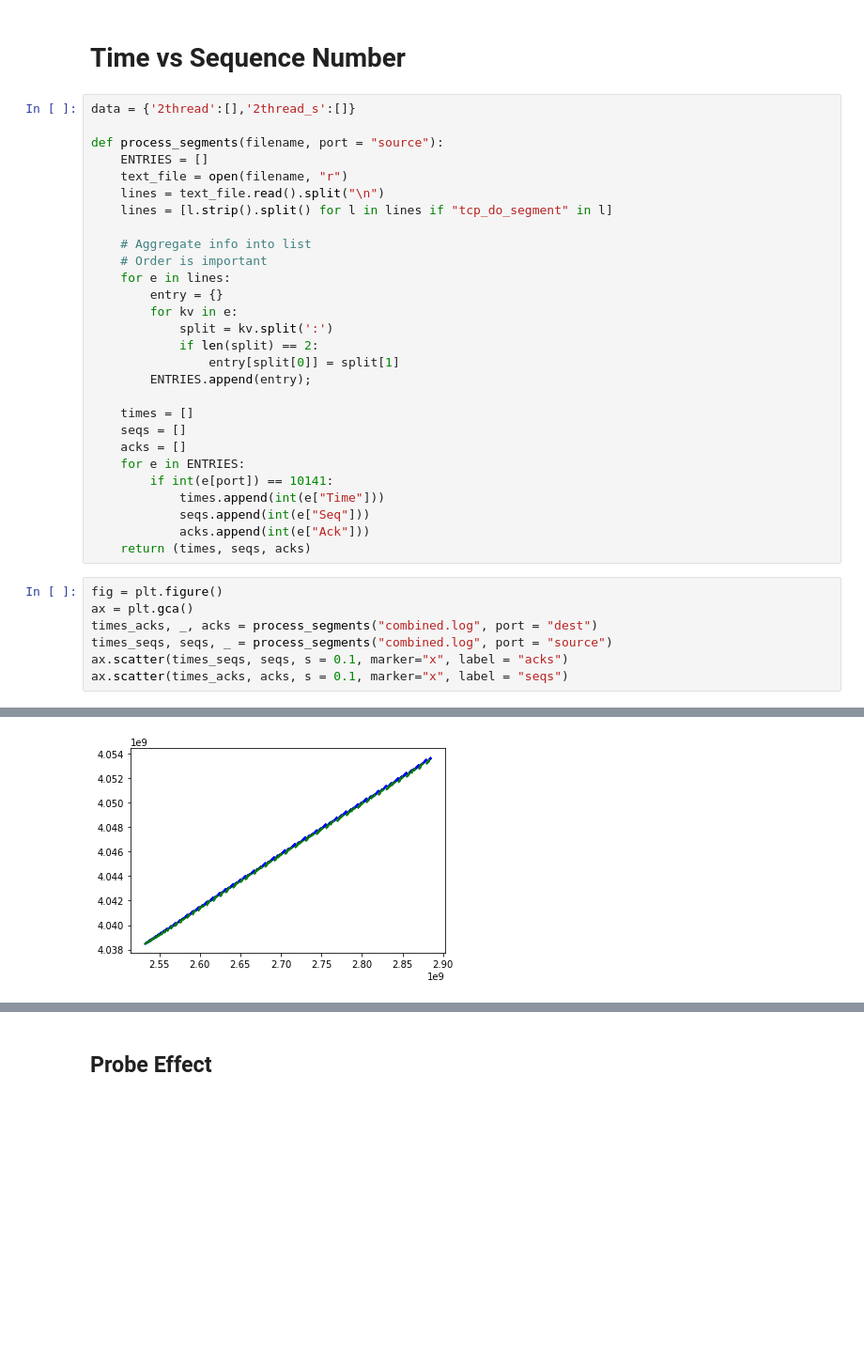
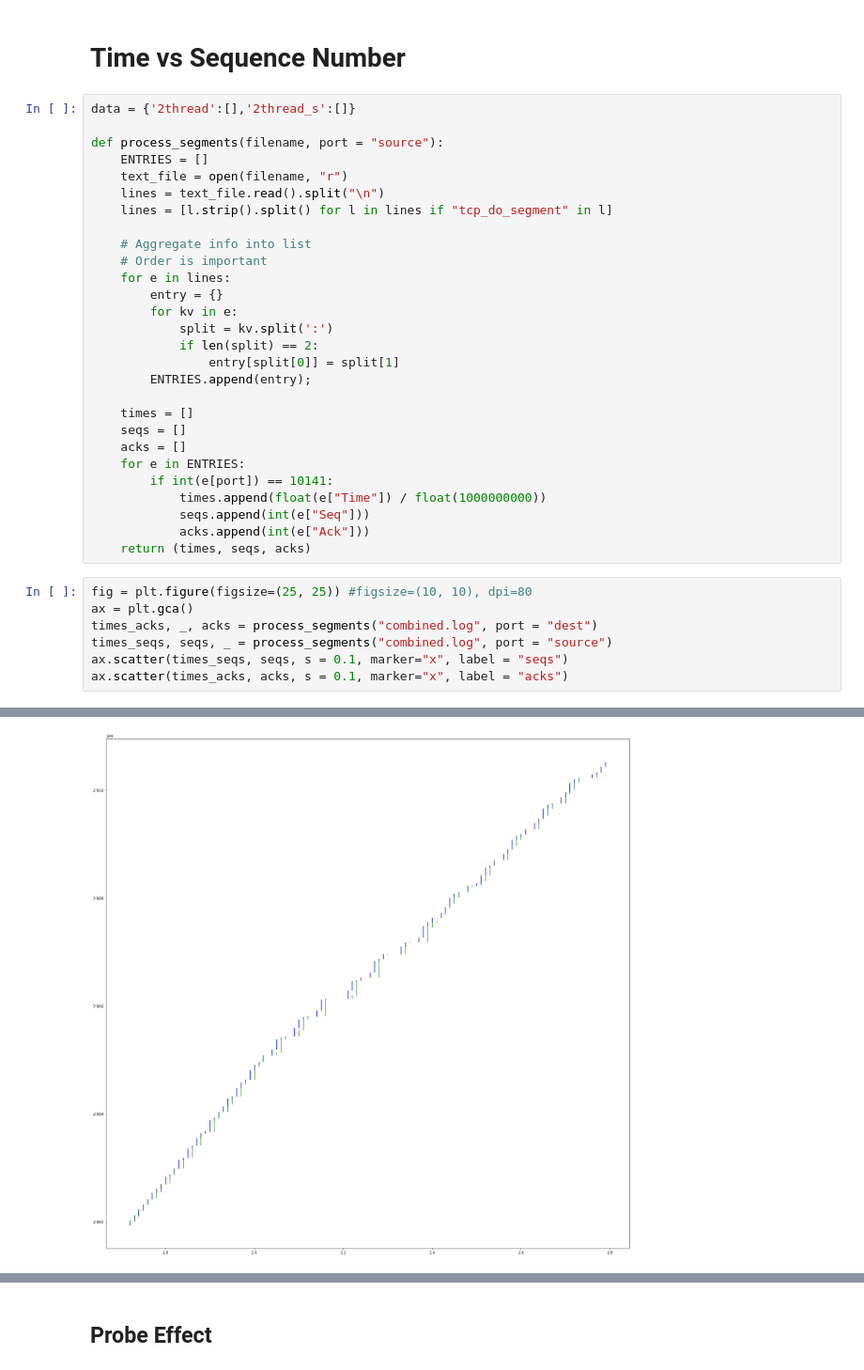
Before and after one commit to Michael137/os, a Jupyter notebook: l41-labs/lab3/lab3.ipynb, the cells around one changed output, grey strips where cells are left out. Shown at 94% size. Cells and saved outputs as stored; diff of their text form; blank space fills up the shorter version.

Commit message:
time-sequence plot

```diff
--- a/l41-labs/lab3/lab3.ipynb
+++ b/l41-labs/lab3/lab3.ipynb
@@ -625,17 +625,17 @@ def process_segments(filename, port = "source"):
     acks = []
     for e in ENTRIES:
         if int(e[port]) == 10141:
-            times.append(int(e["Time"]))
+            times.append(float(e["Time"]) / float(1000000000))
             seqs.append(int(e["Seq"]))
             acks.append(int(e["Ack"]))
     return (times, seqs, acks)
 # %%
-fig = plt.figure()
+fig = plt.figure(figsize=(25, 25)) #figsize=(10, 10), dpi=80
 ax = plt.gca()
 times_acks, _, acks = process_segments("combined.log", port = "dest")
 times_seqs, seqs, _ = process_segments("combined.log", port = "source")
-ax.scatter(times_seqs, seqs, s = 0.1, marker="x", label = "acks")
-ax.scatter(times_acks, acks, s = 0.1, marker="x", label = "seqs")
+ax.scatter(times_seqs, seqs, s = 0.1, marker="x", label = "seqs")
+ax.scatter(times_acks, acks, s = 0.1, marker="x", label = "acks")
 # %% [output]
 <matplotlib.collections.PathCollection at 0x...>
-[figure, old version]
+[figure, new version]
```
Also changed, not shown: parts of 3 cells of this notebook, 1 other file.
